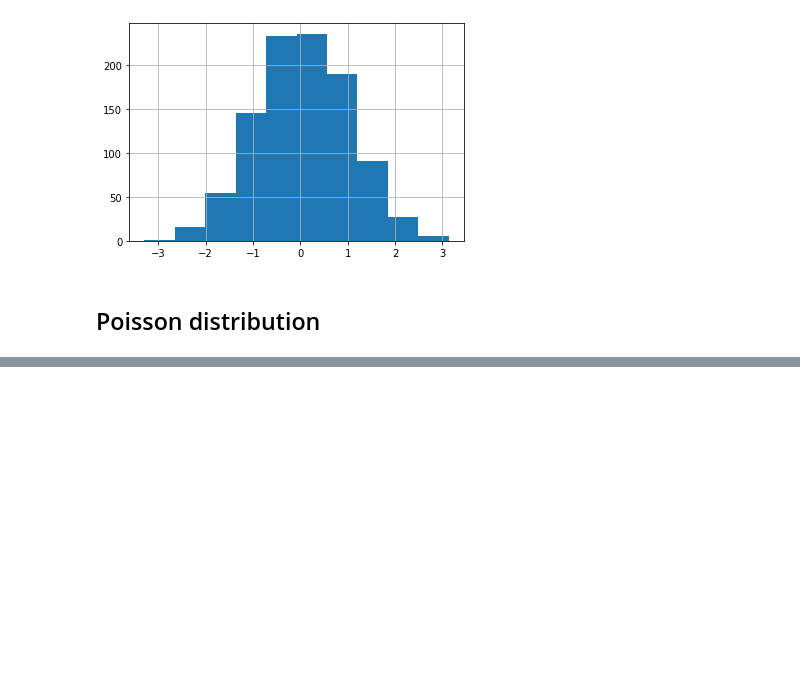
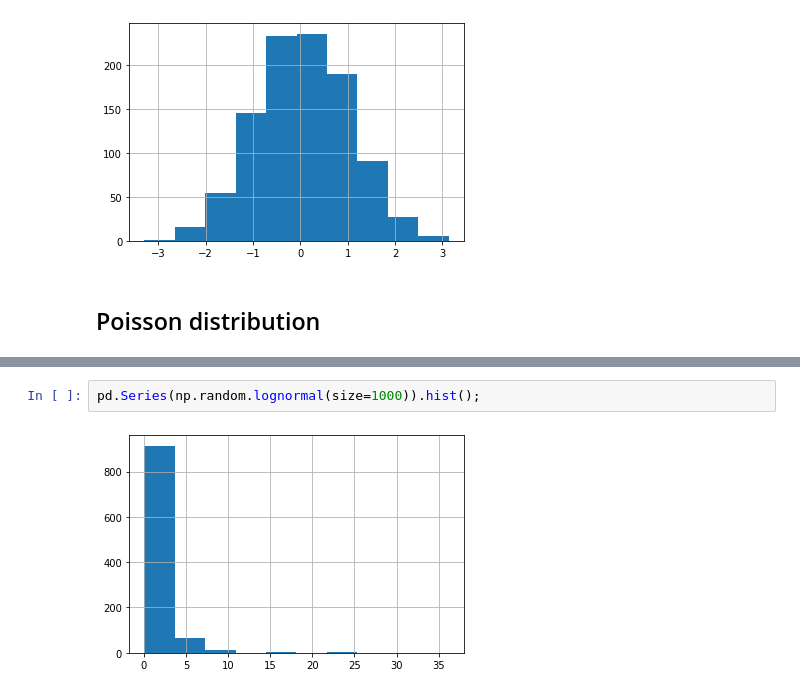
Before and after one commit to Starburned7/Probability-Statistic, a Jupyter notebook: 2-generators.ipynb, the cells around one changed output, grey strips where cells are left out. Saved outputs shown, nothing was run; the diff lists cells and outputs as text; blank space fills up the shorter version.

```diff
--- a/2-generators.ipynb
+++ b/2-generators.ipynb
@@ -169,0 +206,4 @@ pd.Series(np.random.normal(size=1000)).hist();
+# %%
+pd.Series(np.random.lognormal(size=1000)).hist();
+# %% [output]
+[figure, added]
```
Also changed, not shown: parts of 9 cells of this notebook.
